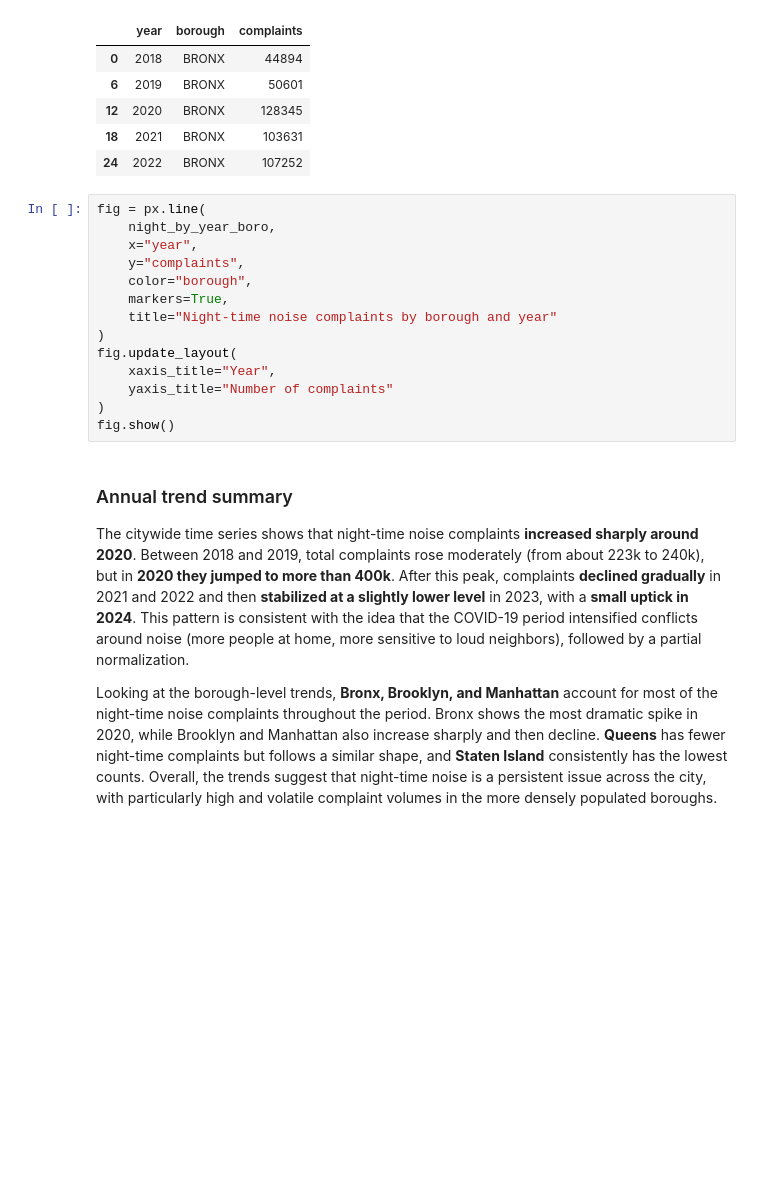
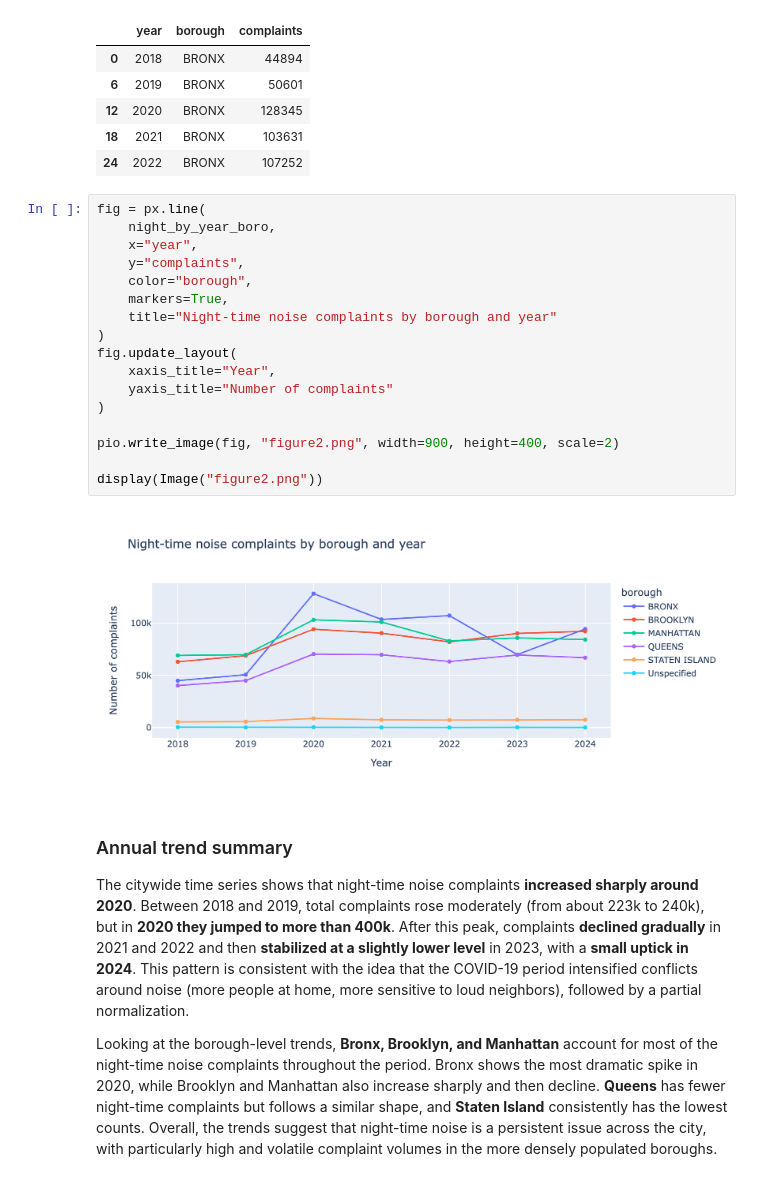
Before and after one commit to yc4747-star/yc4747-star.github.io, a Jupyter notebook: project3/project3.ipynb, the cells around one changed output. Cells and saved outputs as stored; diff of their text form; blank space fills up the shorter version.

```diff
--- a/project3/project3.ipynb
+++ b/project3/project3.ipynb
@@ -253,17 +262,22 @@ night_by_year_boro.head()
 # %%
 fig = px.line(
     night_by_year_boro,
     x="year",
     y="complaints",
     color="borough",
     markers=True,
     title="Night-time noise complaints by borough and year"
 )
 fig.update_layout(
     xaxis_title="Year",
     yaxis_title="Number of complaints"
 )
-fig.show()
+
+pio.write_image(fig, "figure2.png", width=900, height=400, scale=2)
+
+display(Image("figure2.png"))
+# %% [output]
+[figure, added]
 # %% [markdown]
 ### Annual trend summary
 
```
Also changed, not shown: parts of 5 cells of this notebook, 6 other files.
